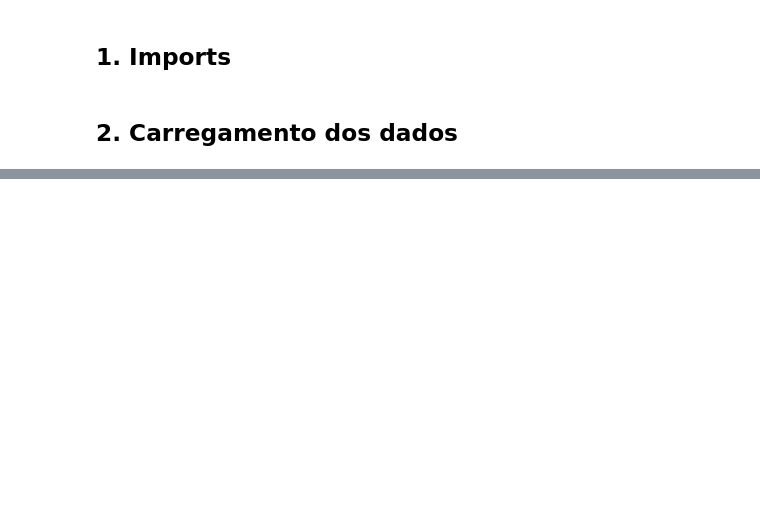
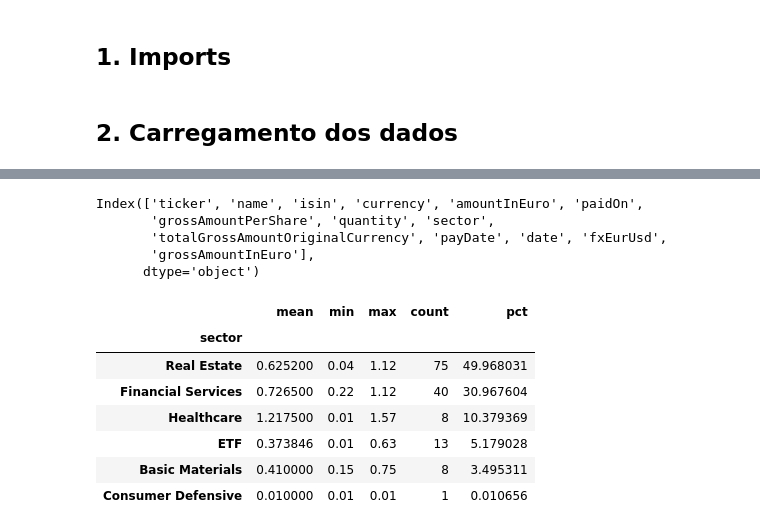
Before and after one commit to ololumas2611/portfolio-predict, a Jupyter notebook: notebooks/03_eda.ipynb, the cells around one changed output, grey strips where cells are left out. Drawn from its saved outputs; the diff is of its cells as text; code cells hidden in the pictures; blank space fills up the shorter version.

```diff
--- a/notebooks/03_eda.ipynb
+++ b/notebooks/03_eda.ipynb
@@ -27,0 +50,27 @@ df.info()
+# %%
+df.columns
+# %% [output]
+Index(['ticker', 'name', 'isin', 'currency', 'amountInEuro', 'paidOn',
+       'grossAmountPerShare', 'quantity', 'sector',
+       'totalGrossAmountOriginalCurrency', 'payDate', 'date', 'fxEurUsd',
+       'grossAmountInEuro'],
+      dtype='object')
+# %%
+# Concentração dos ativos na carteira
+total_received = df['amountInEuro'].sum()
+df.groupby('sector')['amountInEuro'].agg(
+    mean='mean',
+    min='min',
+    max='max',
+    count='count',
+    pct = lambda s: ((s.sum()) / total_received) * 100
+).sort_values('pct',ascending=False)
+# %% [output]
+|  | mean | min | max | count | pct |
+| sector |  |  |  |  |  |
+| Real Estate | 0.625200 | 0.04 | 1.12 | 75 | 49.968031 |
+| Financial Services | 0.726500 | 0.22 | 1.12 | 40 | 30.967604 |
+| Healthcare | 1.217500 | 0.01 | 1.57 | 8 | 10.379369 |
+| ETF | 0.373846 | 0.01 | 0.63 | 13 | 5.179028 |
+| Basic Materials | 0.410000 | 0.15 | 0.75 | 8 | 3.495311 |
+| Consumer Defensive | 0.010000 | 0.01 | 0.01 | 1 | 0.010656 |
```
Also changed, not shown: parts of 13 cells of this notebook.
